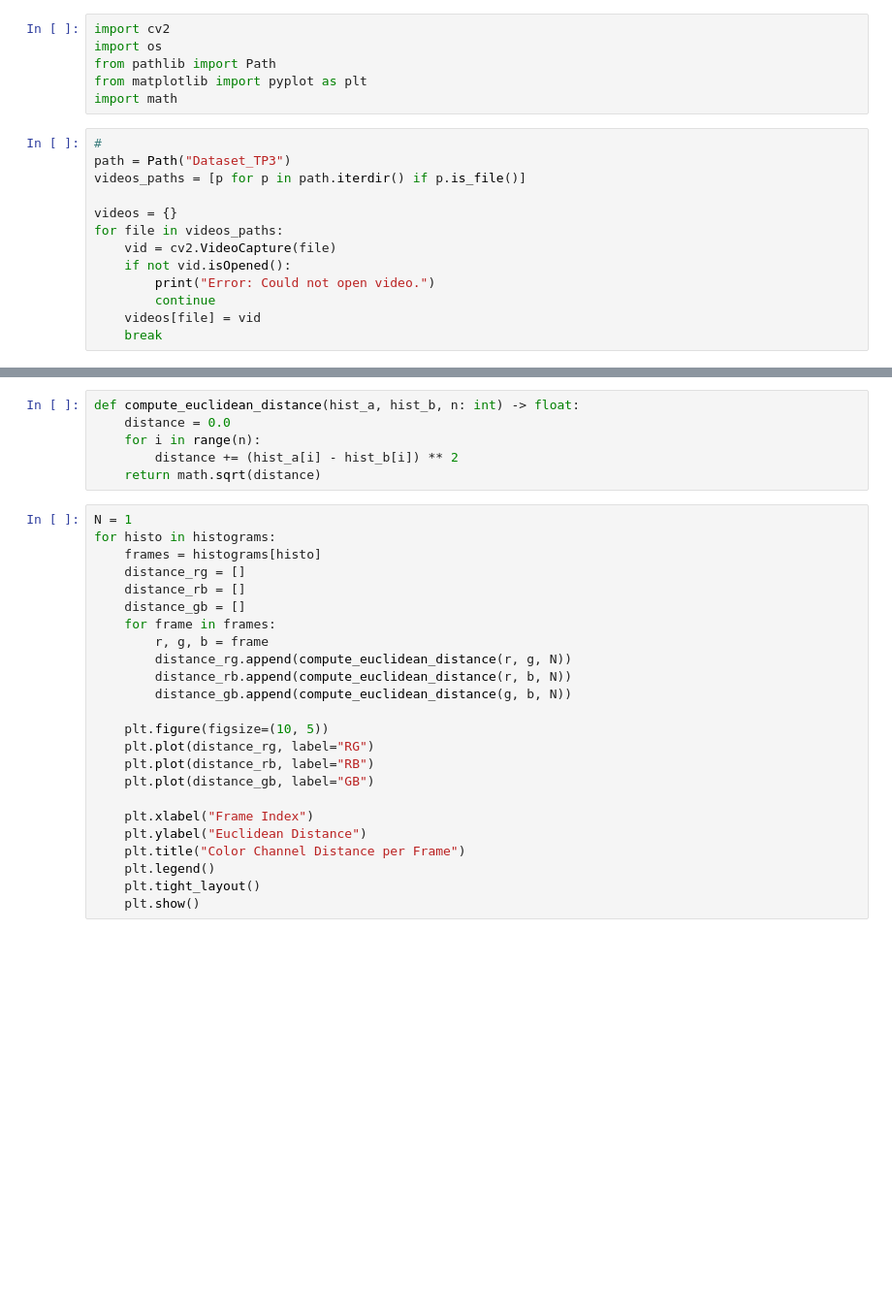
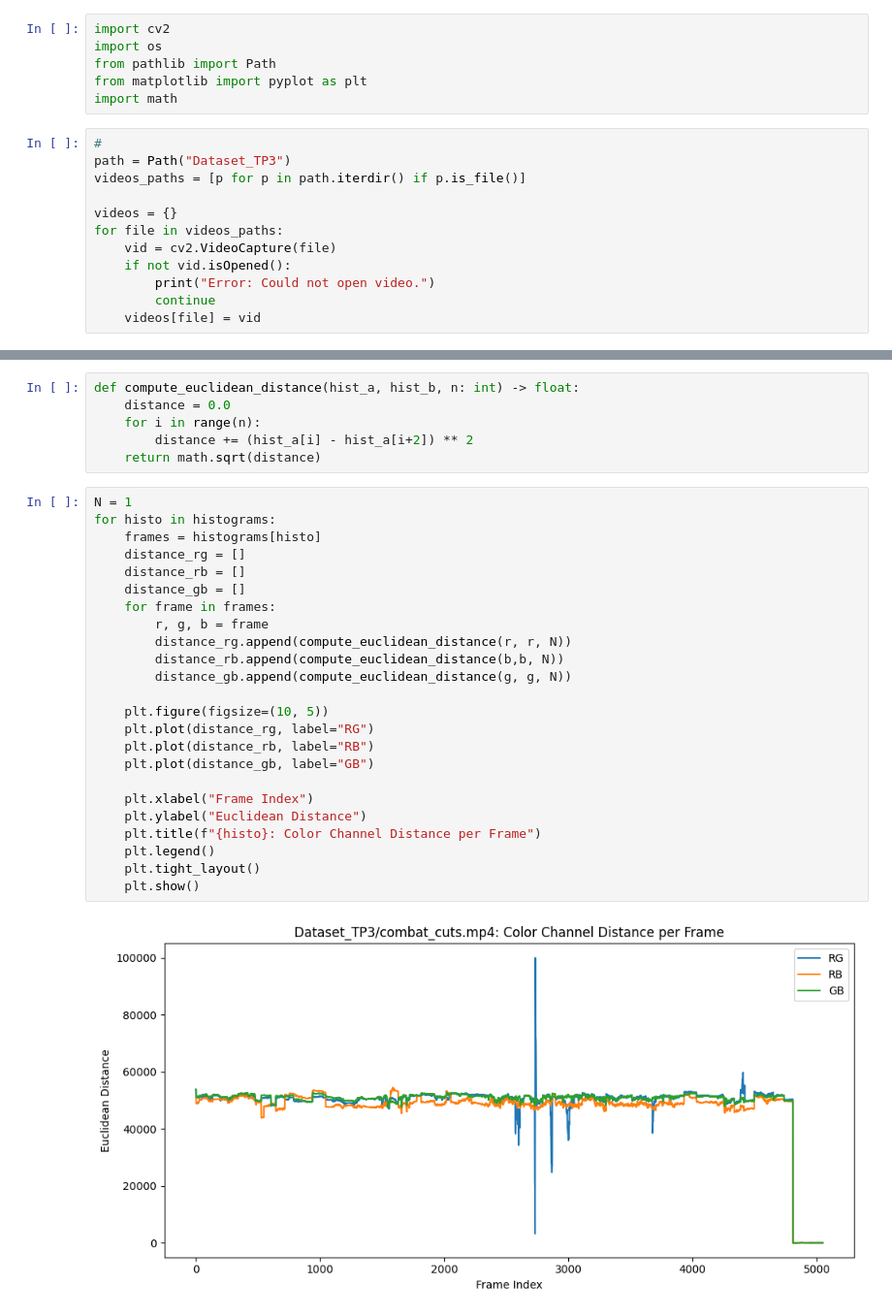
Before and after one commit to nath1416/Tp3-INF8770, a Jupyter notebook: main.ipynb, the cells around one changed output, grey strips where cells are left out. Shown at 97% size. Drawn from its saved outputs; the diff is of its cells as text; blank space fills up the shorter version.

```diff
--- a/main.ipynb
+++ b/main.ipynb
@@ -16,7 +16,6 @@ for file in videos_paths:
         print("Error: Could not open video.")
         continue
     videos[file] = vid
-    break
 # %%
 # Histogramme
 frame_number = 0
@@ -48,29 +56,31 @@ for vid in videos:
 def compute_euclidean_distance(hist_a, hist_b, n: int) -> float:
     distance = 0.0
     for i in range(n):
-        distance += (hist_a[i] - hist_b[i]) ** 2
+        distance += (hist_a[i] - hist_a[i+2]) ** 2
     return math.sqrt(distance)
 # %%
 N = 1
 for histo in histograms:
     frames = histograms[histo]
     distance_rg = []
     distance_rb = []
     distance_gb = []
     for frame in frames:
         r, g, b = frame
-        distance_rg.append(compute_euclidean_distance(r, g, N))
-        distance_rb.append(compute_euclidean_distance(r, b, N))
-        distance_gb.append(compute_euclidean_distance(g, b, N))
+        distance_rg.append(compute_euclidean_distance(r, r, N))
+        distance_rb.append(compute_euclidean_distance(b,b, N))
+        distance_gb.append(compute_euclidean_distance(g, g, N))
 
     plt.figure(figsize=(10, 5))
     plt.plot(distance_rg, label="RG")
     plt.plot(distance_rb, label="RB")
     plt.plot(distance_gb, label="GB")
 
     plt.xlabel("Frame Index")
     plt.ylabel("Euclidean Distance")
-    plt.title("Color Channel Distance per Frame")
+    plt.title(f"{histo}: Color Channel Distance per Frame")
     plt.legend()
     plt.tight_layout()
     plt.show()
+# %% [output]
+[figure, added]
```
Also changed, not shown: parts of 2 cells of this notebook.
